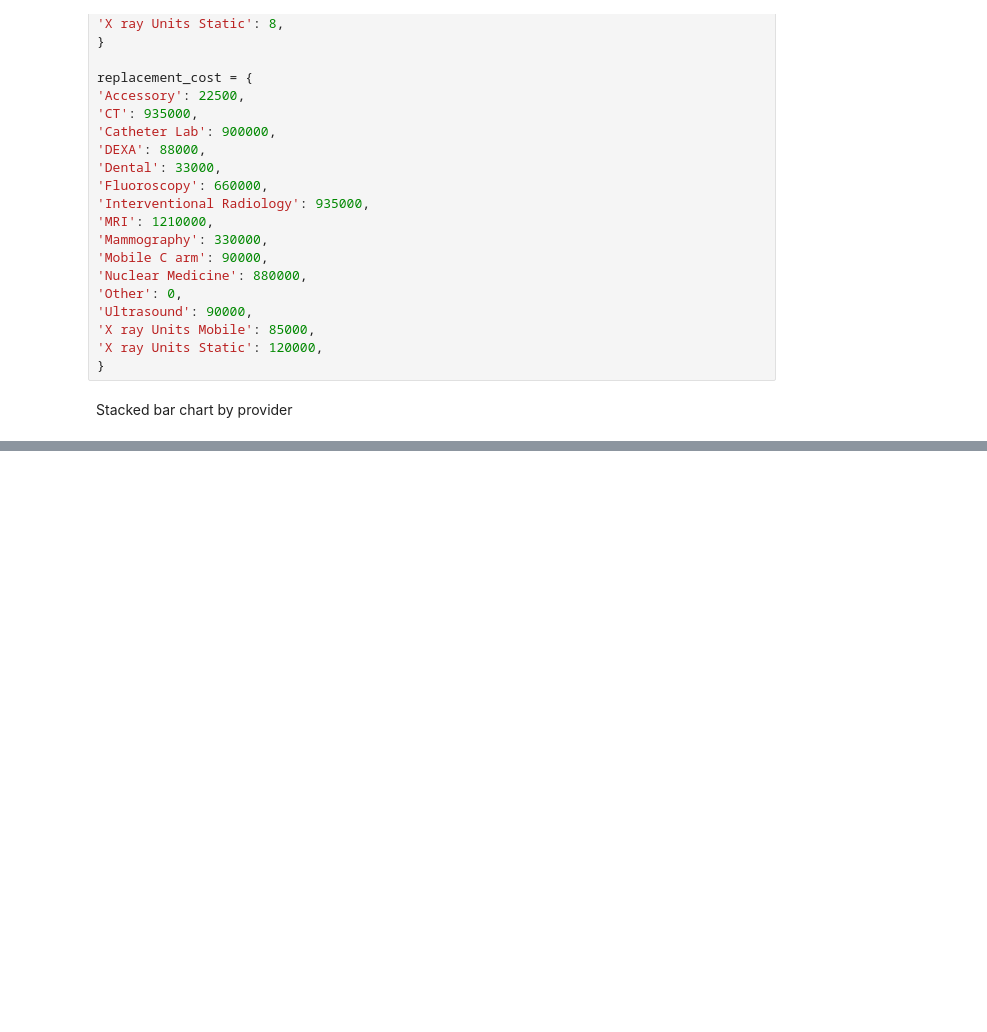
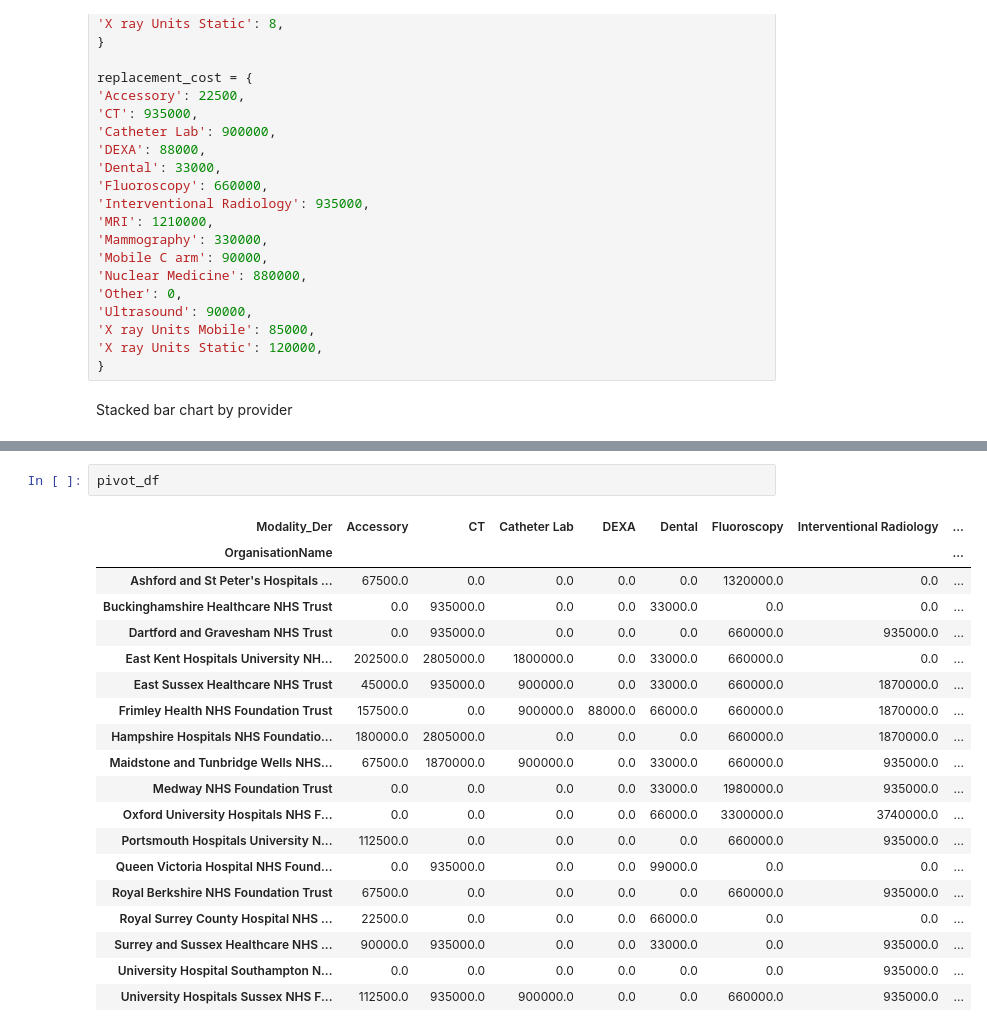
Before and after one commit to martindata999/imaging-assets-replacement, a Jupyter notebook: imaging-asset-replacement.ipynb, the cells around one changed output, grey strips where cells are left out. Saved outputs shown, nothing was run; the diff lists cells and outputs as text; blank space fills up the shorter version.

```diff
--- a/imaging-asset-replacement.ipynb
+++ b/imaging-asset-replacement.ipynb
@@ -214,0 +350,22 @@ plt.show()
+# %%
+pivot_df
+# %% [output]
+| Modality_Der | Accessory | CT | Catheter Lab | DEXA | Dental | Fluoroscopy | Interventional Radiology | ... |
+| OrganisationName |  |  |  |  |  |  |  | ... |
+| Ashford and St Peter's Hospitals ... | 67500.0 | 0.0 | 0.0 | 0.0 | 0.0 | 1320000.0 | 0.0 | ... |
+| Buckinghamshire Healthcare NHS Trust | 0.0 | 935000.0 | 0.0 | 0.0 | 33000.0 | 0.0 | 0.0 | ... |
+| Dartford and Gravesham NHS Trust | 0.0 | 935000.0 | 0.0 | 0.0 | 0.0 | 660000.0 | 935000.0 | ... |
+| East Kent Hospitals University NH... | 202500.0 | 2805000.0 | 1800000.0 | 0.0 | 33000.0 | 660000.0 | 0.0 | ... |
+| East Sussex Healthcare NHS Trust | 45000.0 | 935000.0 | 900000.0 | 0.0 | 33000.0 | 660000.0 | 1870000.0 | ... |
+| Frimley Health NHS Foundation Trust | 157500.0 | 0.0 | 900000.0 | 88000.0 | 66000.0 | 660000.0 | 1870000.0 | ... |
+| Hampshire Hospitals NHS Foundatio... | 180000.0 | 2805000.0 | 0.0 | 0.0 | 0.0 | 660000.0 | 1870000.0 | ... |
+| Maidstone and Tunbridge Wells NHS... | 67500.0 | 1870000.0 | 900000.0 | 0.0 | 33000.0 | 660000.0 | 935000.0 | ... |
+| Medway NHS Foundation Trust | 0.0 | 0.0 | 0.0 | 0.0 | 33000.0 | 1980000.0 | 935000.0 | ... |
+| Oxford University Hospitals NHS F... | 0.0 | 0.0 | 0.0 | 0.0 | 66000.0 | 3300000.0 | 3740000.0 | ... |
+| Portsmouth Hospitals University N... | 112500.0 | 0.0 | 0.0 | 0.0 | 0.0 | 660000.0 | 935000.0 | ... |
+| Queen Victoria Hospital NHS Found... | 0.0 | 935000.0 | 0.0 | 0.0 | 99000.0 | 0.0 | 0.0 | ... |
+| Royal Berkshire NHS Foundation Trust | 67500.0 | 0.0 | 0.0 | 0.0 | 0.0 | 660000.0 | 935000.0 | ... |
+| Royal Surrey County Hospital NHS ... | 22500.0 | 0.0 | 0.0 | 0.0 | 66000.0 | 0.0 | 0.0 | ... |
+| Surrey and Sussex Healthcare NHS ... | 90000.0 | 935000.0 | 0.0 | 0.0 | 33000.0 | 0.0 | 935000.0 | ... |
+| University Hospital Southampton N... | 0.0 | 0.0 | 0.0 | 0.0 | 0.0 | 0.0 | 935000.0 | ... |
+| University Hospitals Sussex NHS F... | 112500.0 | 935000.0 | 900000.0 | 0.0 | 0.0 | 660000.0 | 935000.0 | ... |
```
Also changed, not shown: parts of 13 cells of this notebook.
